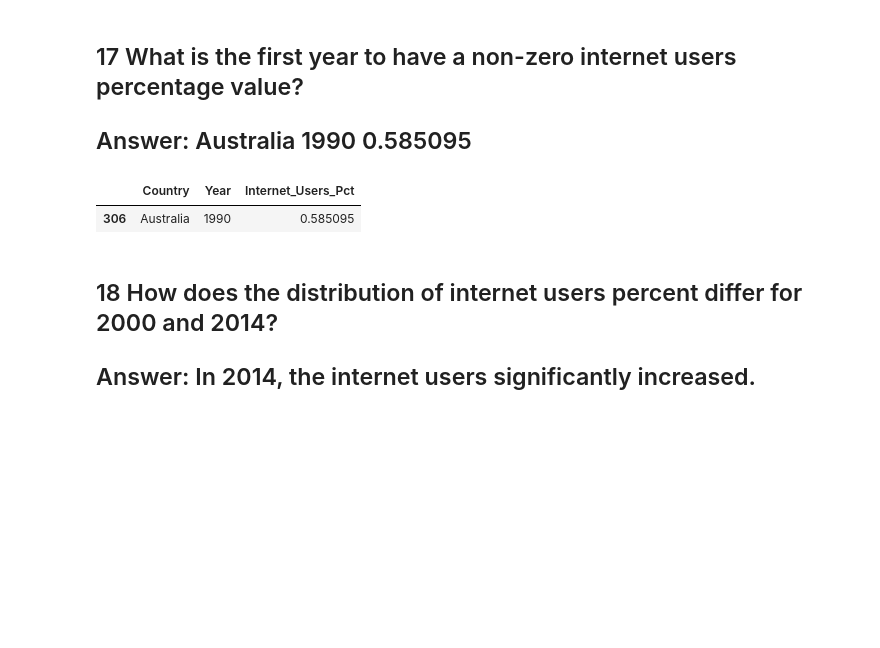
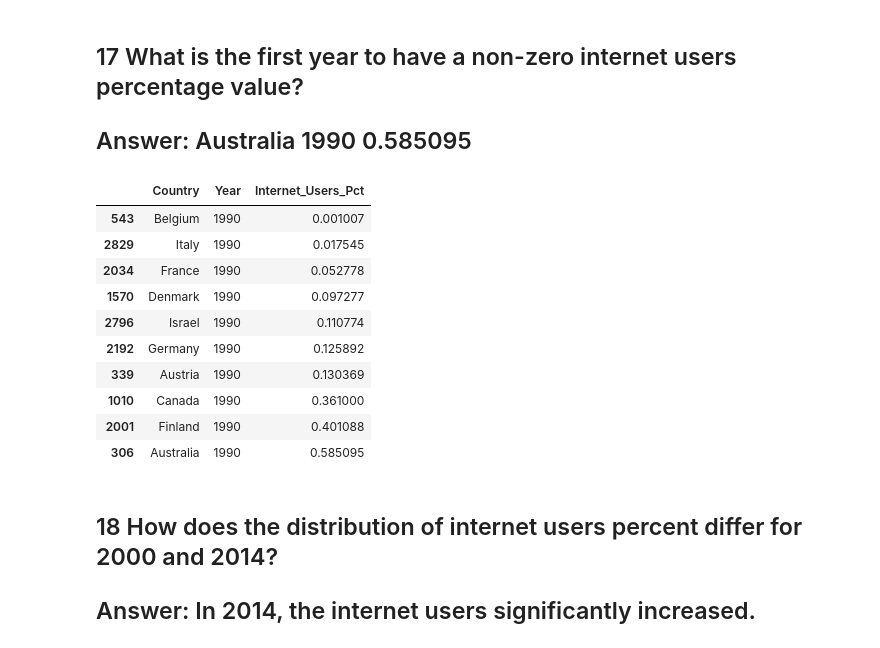
Before and after one commit to NSS-Data-Analytics-Cohort-13/un-exploration-Jswine08, a Jupyter notebook: notebooks/Untitled.ipynb, the cells around one changed output. Drawn from its saved outputs; the diff is of its cells as text; code cells hidden in the pictures; blank space fills up the shorter version.

```diff
--- a/notebooks/Untitled.ipynb
+++ b/notebooks/Untitled.ipynb
@@ -415,9 +417,18 @@ internet_df
 
 ## Answer: Australia	1990	0.585095
 # %%
-internet_df[internet_df['Internet_Users_Pct']>0].nsmallest(1, 'Year')
+internet_df[internet_df['Internet_Users_Pct']>0].nsmallest(10, 'Year').sort_values('Internet_Users_Pct')
 # %% [output]
 |  | Country | Year | Internet_Users_Pct |
+| 543 | Belgium | 1990 | 0.001007 |
+| 2829 | Italy | 1990 | 0.017545 |
+| 2034 | France | 1990 | 0.052778 |
+| 1570 | Denmark | 1990 | 0.097277 |
+| 2796 | Israel | 1990 | 0.110774 |
+| 2192 | Germany | 1990 | 0.125892 |
+| 339 | Austria | 1990 | 0.130369 |
+| 1010 | Canada | 1990 | 0.361000 |
+| 2001 | Finland | 1990 | 0.401088 |
 | 306 | Australia | 1990 | 0.585095 |
 # %% [markdown]
 ## 18 How does the distribution of internet users percent differ for 2000 and 2014?
```
Also changed, not shown: parts of 11 cells of this notebook.
